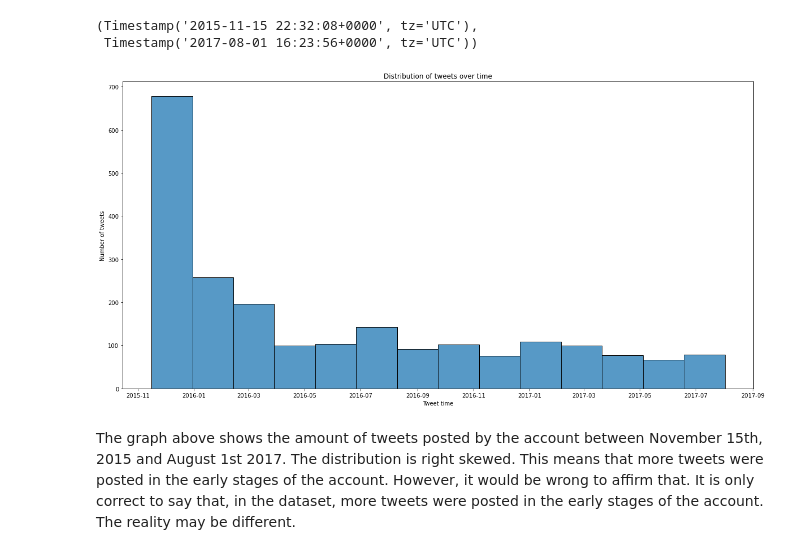
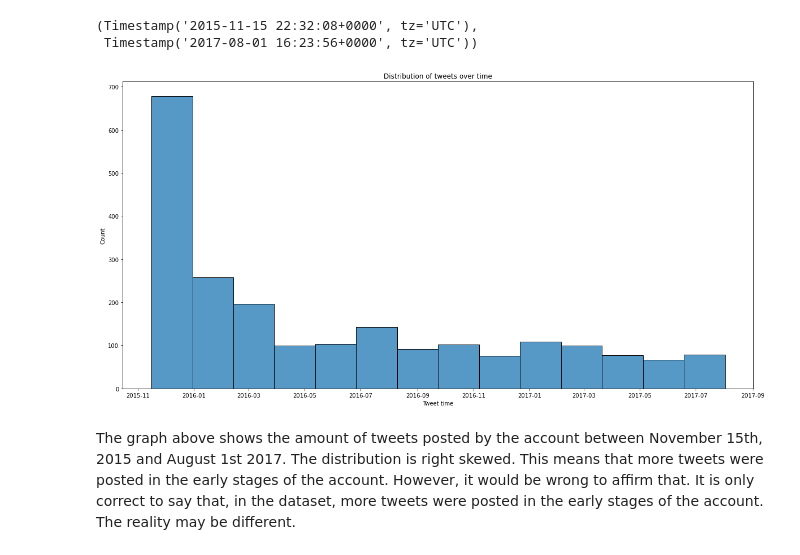
Before and after one commit to aingelmo/aingelmo.github.io, a Jupyter notebook: Project_5_Wrange and Analyze Data/wrangle_act.ipynb, the cells around one changed output. Drawn from its saved outputs; the diff is of its cells as text; code cells hidden in the pictures.

```diff
--- a/Project_5_Wrange and Analyze Data/wrangle_act.ipynb
+++ b/Project_5_Wrange and Analyze Data/wrangle_act.ipynb
@@ -631,12 +631,12 @@ df["timestamp"] = pd.to_datetime(df["timestamp"])
 # %%
 #Plot graph
 figure(figsize=(20,10))
 sns.histplot(df["timestamp"])
 plt.xlabel("Tweet time")
-plt.ylabel("Number of tweets")
+plt.ylabel("Count")
 plt.title("Distribution of tweets over time");
 # %% [output]
-[figure, old version]
+[figure, new version]
 # %% [markdown]
 The graph above shows the amount of tweets posted by the account between November 15th, 2015 and August 1st 2017. The distribution is right skewed. This means that more tweets were posted in the early stages of the account. However, it would be wrong to affirm that. It is only correct to say that, in the dataset, more tweets were posted in the early stages of the account. The reality may be different.
 # %% [markdown]
```
Also changed, not shown: parts of 3 cells of this notebook.
